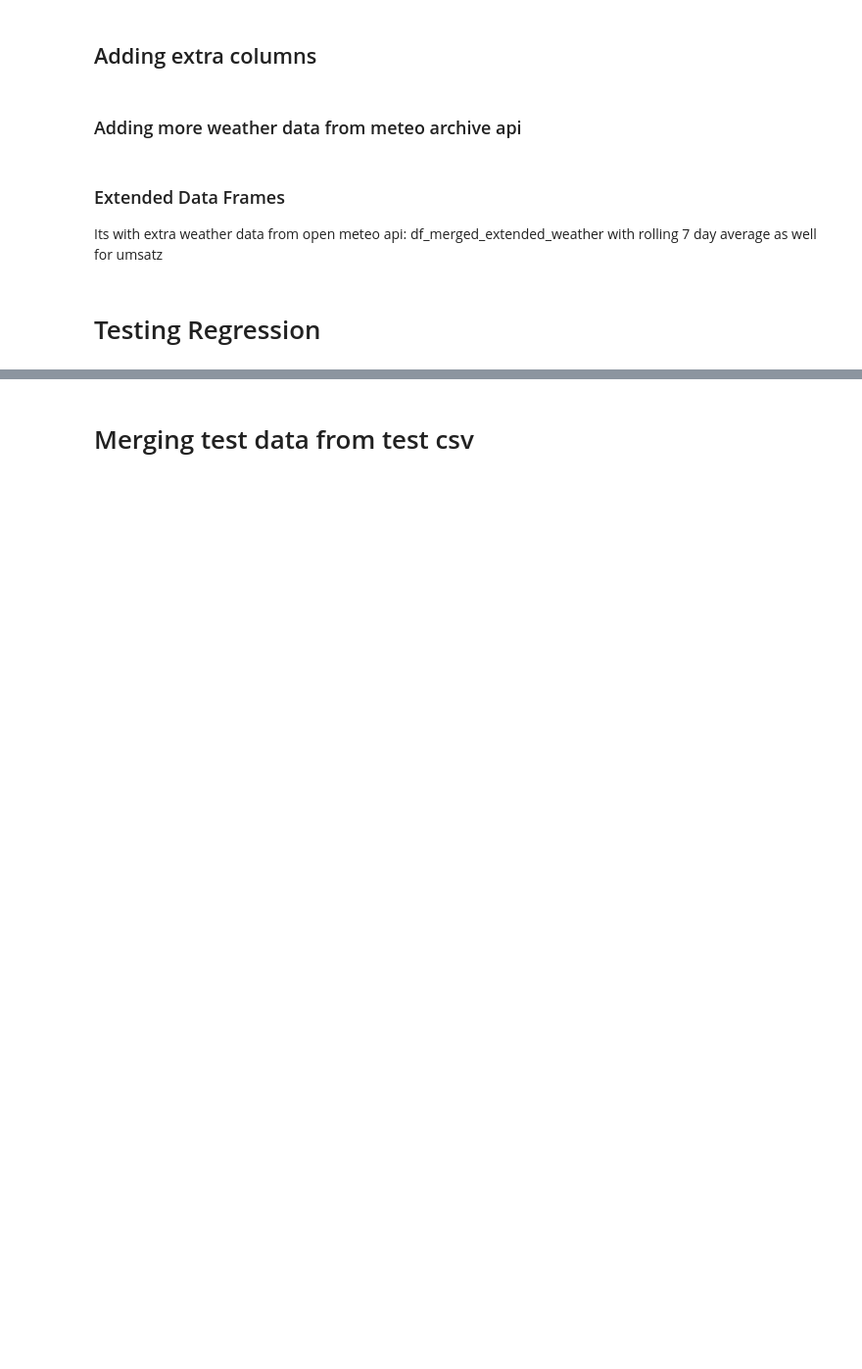
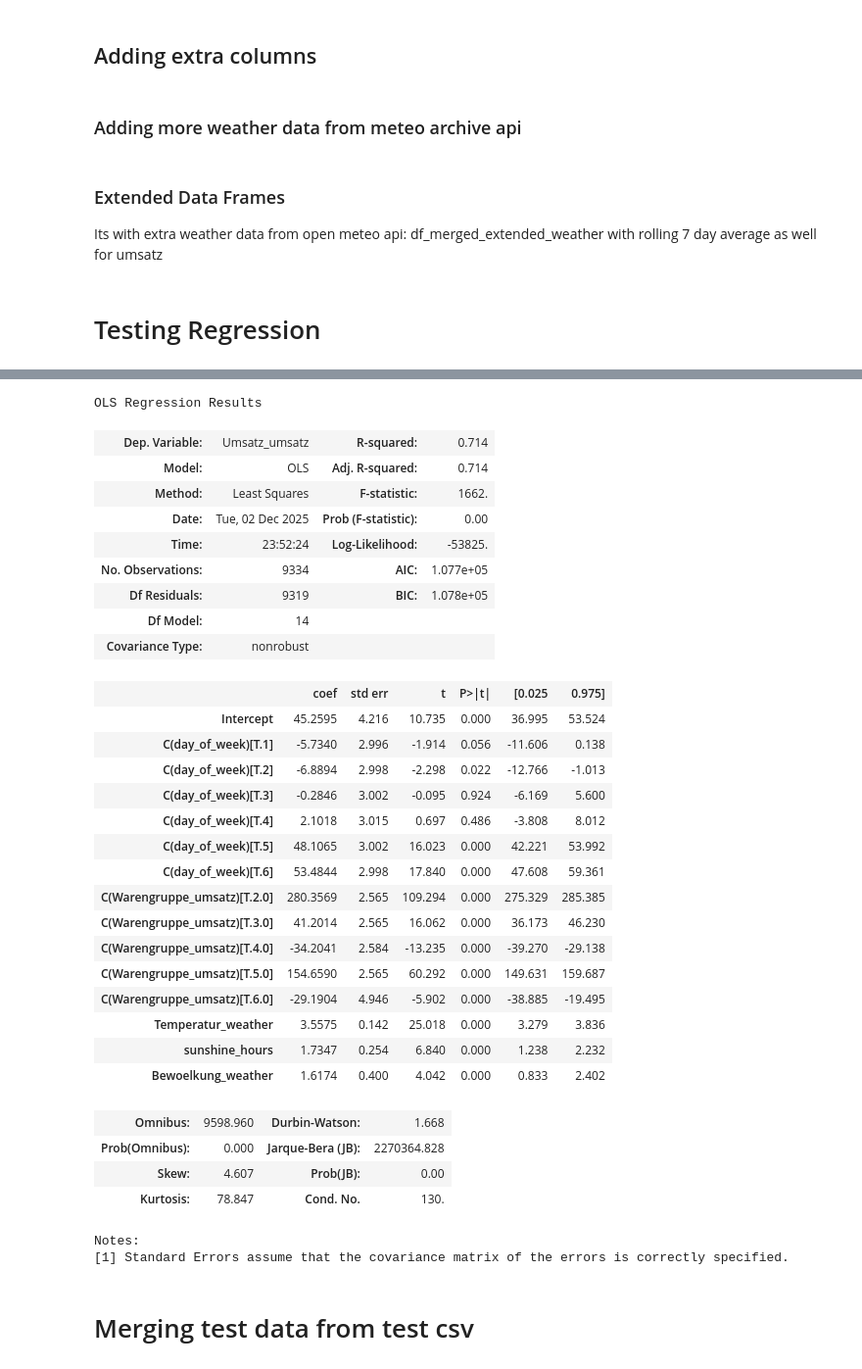
Before and after one commit to Awais16/project_bakery_sales, a Jupyter notebook: yousra_descriptive_stats.ipynb, the cells around one changed output, grey strips where cells are left out. Shown at 98% size. Cells and saved outputs as stored; diff of their text form; code cells hidden in the pictures; blank space fills up the shorter version.

```diff
--- a/yousra_descriptive_stats.ipynb
+++ b/yousra_descriptive_stats.ipynb
@@ -305,20 +300,53 @@ df_merged_extended_weather[reg_cols].corr()
 # %%
 import statsmodels.formula.api as smf
 
 # Example regression formula (adjust as needed)
-formula = "Umsatz_umsatz ~  Temperatur_weather  + C(Warengruppe_umsatz)"
+formula = "Umsatz_umsatz ~  Temperatur_weather + Bewoelkung_weather  + C(Warengruppe_umsatz)"
 
 # Drop rows with missing values in the regression columns
 regression_df = df_merged_extended_weather.dropna(subset=[
     "Umsatz_umsatz", "Bewoelkung_weather", "rain_sum", "sunshine_hours",
     "Temperatur_weather", "Windgeschwindigkeit_weather", "precipitation_hours", "day_of_week","Warengruppe_umsatz"
 ])
 
 # Fit the model
 model = smf.ols(formula, data=regression_df).fit()
 
 # Show summary
 model.summary()
+# %% [output]
+OLS Regression Results
+| Dep. Variable: | Umsatz_umsatz | R-squared: | 0.714 |
+| Model: | OLS | Adj. R-squared: | 0.714 |
+| Method: | Least Squares | F-statistic: | 1662. |
+| Date: | Tue, 02 Dec 2025 | Prob (F-statistic): | 0.00 |
+| Time: | 23:52:24 | Log-Likelihood: | -53825. |
+| No. Observations: | 9334 | AIC: | 1.077e+05 |
+| Df Residuals: | 9319 | BIC: | 1.078e+05 |
+| Df Model: | 14 |  |  |
+| Covariance Type: | nonrobust |  |  |
+|  | coef | std err | t | P>|t| | [0.025 | 0.975] |
+| Intercept | 45.2595 | 4.216 | 10.735 | 0.000 | 36.995 | 53.524 |
+| C(day_of_week)[T.1] | -5.7340 | 2.996 | -1.914 | 0.056 | -11.606 | 0.138 |
+| C(day_of_week)[T.2] | -6.8894 | 2.998 | -2.298 | 0.022 | -12.766 | -1.013 |
+| C(day_of_week)[T.3] | -0.2846 | 3.002 | -0.095 | 0.924 | -6.169 | 5.600 |
+| C(day_of_week)[T.4] | 2.1018 | 3.015 | 0.697 | 0.486 | -3.808 | 8.012 |
+| C(day_of_week)[T.5] | 48.1065 | 3.002 | 16.023 | 0.000 | 42.221 | 53.992 |
+| C(day_of_week)[T.6] | 53.4844 | 2.998 | 17.840 | 0.000 | 47.608 | 59.361 |
+| C(Warengruppe_umsatz)[T.2.0] | 280.3569 | 2.565 | 109.294 | 0.000 | 275.329 | 285.385 |
+| C(Warengruppe_umsatz)[T.3.0] | 41.2014 | 2.565 | 16.062 | 0.000 | 36.173 | 46.230 |
+| C(Warengruppe_umsatz)[T.4.0] | -34.2041 | 2.584 | -13.235 | 0.000 | -39.270 | -29.138 |
+| C(Warengruppe_umsatz)[T.5.0] | 154.6590 | 2.565 | 60.292 | 0.000 | 149.631 | 159.687 |
+| C(Warengruppe_umsatz)[T.6.0] | -29.1904 | 4.946 | -5.902 | 0.000 | -38.885 | -19.495 |
+| Temperatur_weather | 3.5575 | 0.142 | 25.018 | 0.000 | 3.279 | 3.836 |
+| sunshine_hours | 1.7347 | 0.254 | 6.840 | 0.000 | 1.238 | 2.232 |
+| Bewoelkung_weather | 1.6174 | 0.400 | 4.042 | 0.000 | 0.833 | 2.402 |
+| Omnibus: | 9598.960 | Durbin-Watson: | 1.668 |
+| Prob(Omnibus): | 0.000 | Jarque-Bera (JB): | 2270364.828 |
+| Skew: | 4.607 | Prob(JB): | 0.00 |
+| Kurtosis: | 78.847 | Cond. No. | 130. |
+Notes:
+[1] Standard Errors assume that the covariance matrix of the errors is correctly specified.
 # %% [markdown]
 # Merging test data from test csv
 # %%
```
Also changed, not shown: parts of 8 cells of this notebook.
